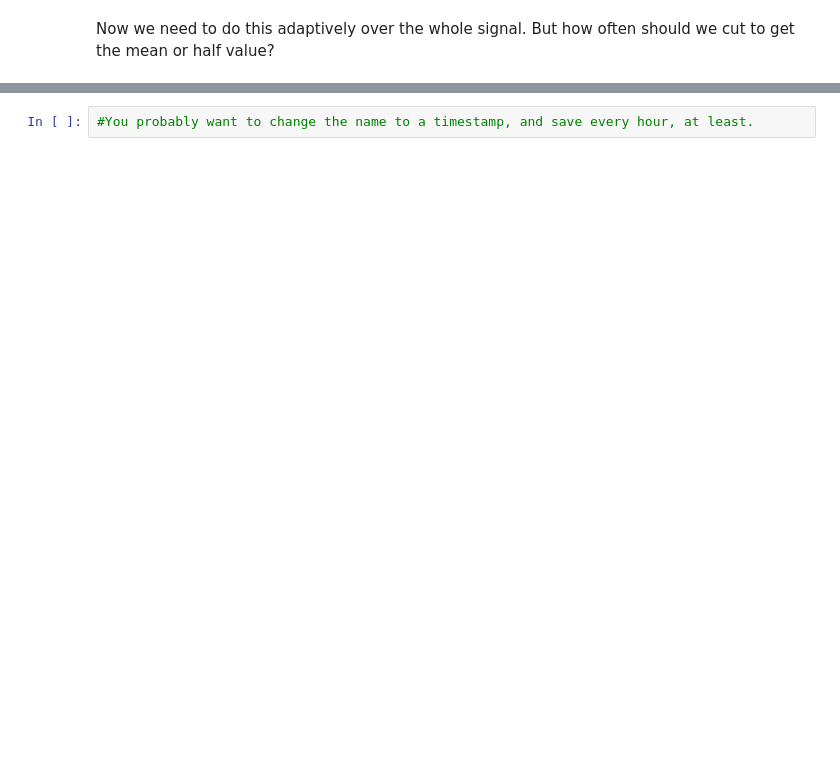
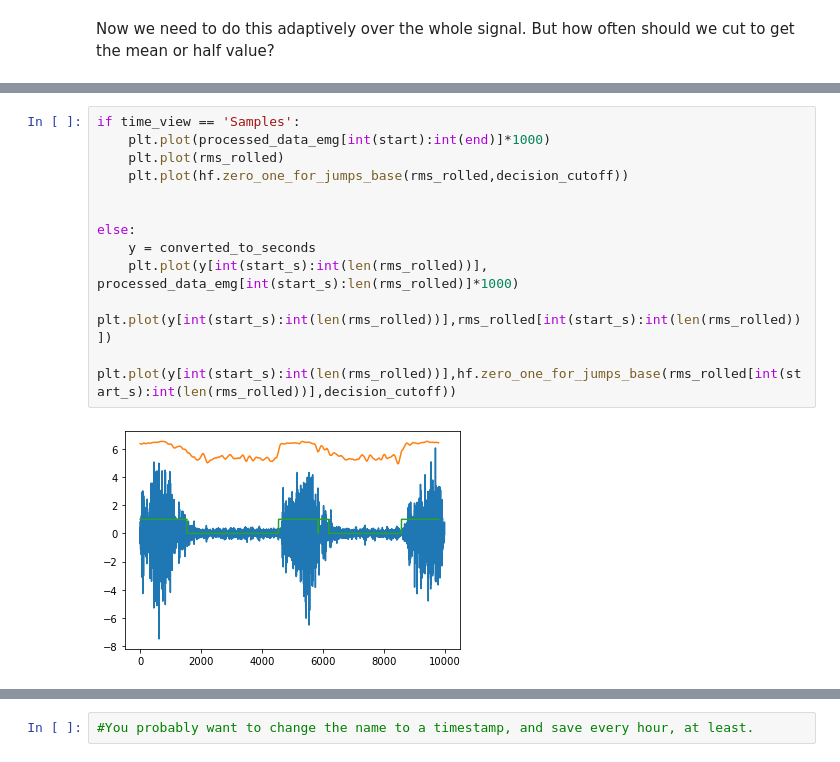
Before and after one commit to NLeSC/rsemg, a Jupyter notebook: researcher_interface/widgeted_entropy1.ipynb, the cells around one changed output, grey strips where cells are left out. Saved outputs shown, nothing was run; the diff lists cells and outputs as text; blank space fills up the shorter version.

```diff
--- a/researcher_interface/widgeted_entropy1.ipynb
+++ b/researcher_interface/widgeted_entropy1.ipynb
@@ -246,0 +288,14 @@ Now we need to do this adaptively over the whole signal. But how often should we
+# %%
+if time_view == 'Samples':
+    plt.plot(processed_data_emg[int(start):int(end)]*1000)
+    plt.plot(rms_rolled)
+    plt.plot(hf.zero_one_for_jumps_base(rms_rolled,decision_cutoff))
+
+
+else:
+    y = converted_to_seconds
+    plt.plot(y[int(start_s):int(len(rms_rolled))], processed_data_emg[int(start_s):len(rms_rolled)]*1000)
+    plt.plot(y[int(start_s):int(len(rms_rolled))],rms_rolled[int(start_s):int(len(rms_rolled))])
+    plt.plot(y[int(start_s):int(len(rms_rolled))],hf.zero_one_for_jumps_base(rms_rolled[int(start_s):int(len(rms_rolled))],decision_cutoff))
+# %% [output]
+[figure, added]
```
Also changed, not shown: parts of 16 cells of this notebook, 1 other file.
